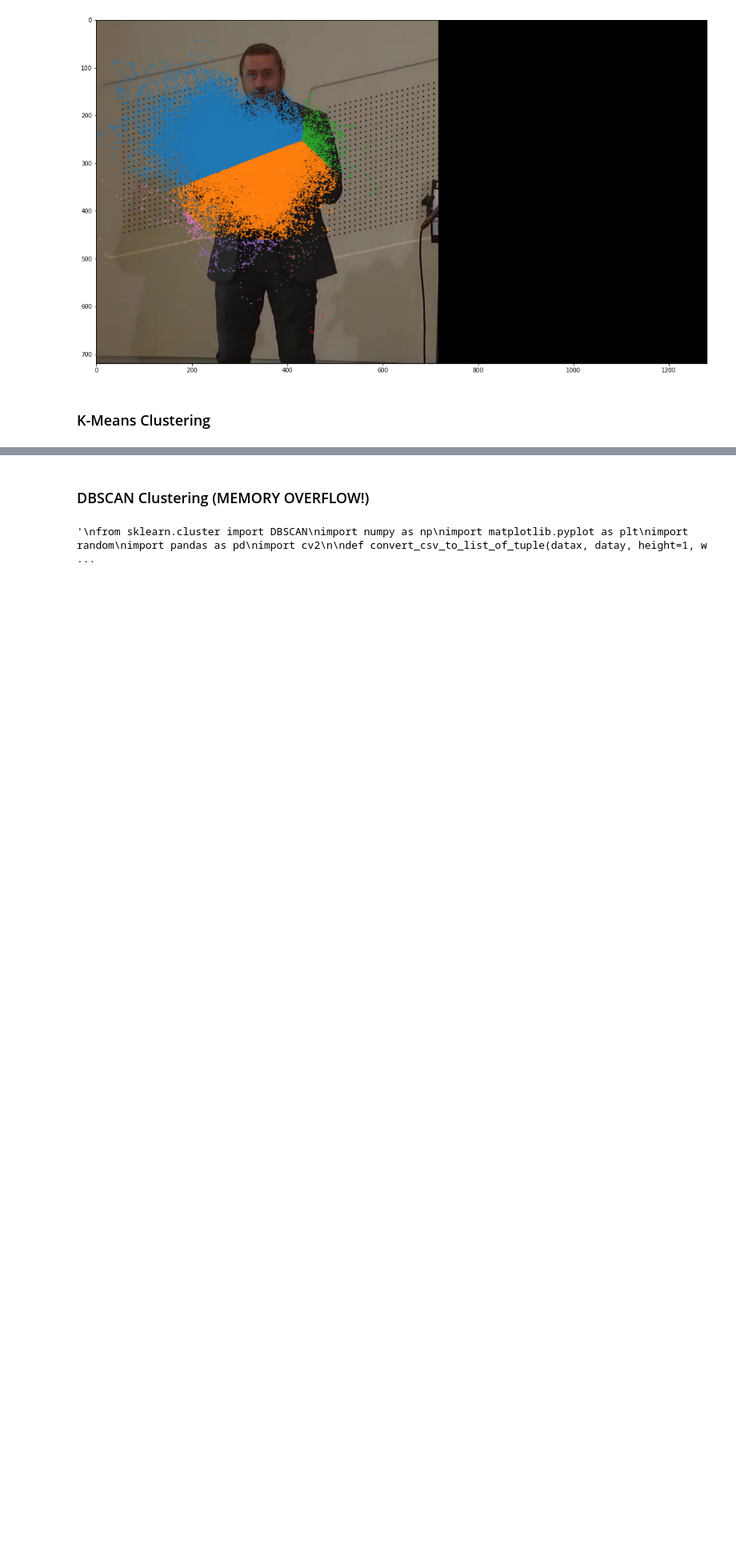
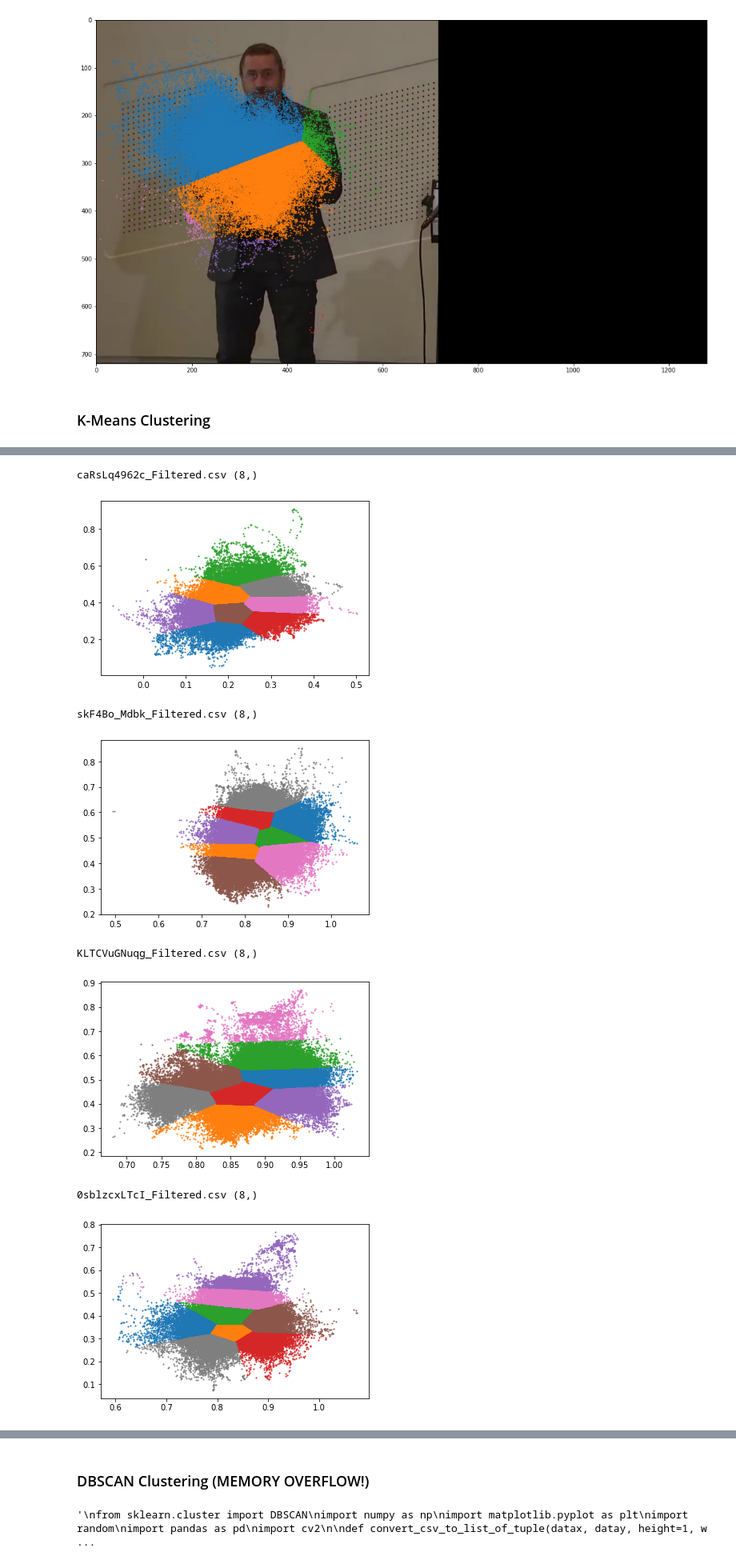
Before and after one commit to tannishpage/video_symbolizer, a Jupyter notebook: Dynamic_video_symbolizer.ipynb, the cells around one changed output, grey strips where cells are left out. Shown at 80% size. Drawn from its saved outputs; the diff is of its cells as text; code cells hidden in the pictures; blank space fills up the shorter version.

```diff
--- a/Dynamic_video_symbolizer.ipynb
+++ b/Dynamic_video_symbolizer.ipynb
@@ -135,0 +137,55 @@ plt.show()
+# %%
+from sklearn.cluster import KMeans
+import numpy as np
+import matplotlib.pyplot as plt
+import random
+import pandas as pd
+import cv2
+import os
+
+def convert_csv_to_list_of_tuple(datax, datay, height=1, width=1):
+    data = []
+    for x, y, in zip(datax, datay):
+        data.append(tuple((x*width, y*height)))
+    return data
+
+# Read in data
+DATA_LOC = "./caRsLq4962c_Filtered.csv"
+alphas = "ABCDEFGHIJKLMNOPQRSTUVWXYZ"
+for DATA_LOC in os.listdir(os.getcwd()):
+    both_hands = []
+    left_hand = []
+    right_hand = []
+
+    symbolized = {"Left":[], "Right":[]}
+    symbols = {}
+    if DATA_LOC.endswith(".csv"):
+        data = pd.read_csv(DATA_LOC)
+        left_hand = convert_csv_to_list_of_tuple(data["Left Hand.x"], data["Left Hand.y"])
+        right_hand = convert_csv_to_list_of_tuple(data["Right Hand.x"], data["Right Hand.y"])
+        both_hands += left_hand + right_hand
+
+
+        both_hands = np.array(both_hands)
+
+        kmeans = KMeans(n_clusters=8, random_state=0).fit(both_hands)
+
+        #background_image = cv2.cvtColor(cv2.imread("./img3.png"), cv2.COLOR_BGR2RGB)
+        height, width, _ = 1, 1, 1
+        predicts = kmeans.predict(both_hands)
+        print(DATA_LOC, np.unique(predicts).shape)
+        for center in np.unique(predicts):
+            indices = np.where(predicts == center)
+            plt.plot(both_hands[indices[0], 0]*width, both_hands[indices[0], 1]*height, 'o', markersize=1, alpha=1)
+        #plt.imshow(background_image)
+        #fig.savefig("./Clustered_BIRCH_more_points.png", dpi=100)
+        plt.show()
+# %% [output]
+caRsLq4962c_Filtered.csv (8,)
+[figure, added]
+skF4Bo_Mdbk_Filtered.csv (8,)
+[figure, added]
+KLTCVuGNuqg_Filtered.csv (8,)
+[figure, added]
+0sblzcxLTcI_Filtered.csv (8,)
+[figure, added]
```
Also changed, not shown: parts of 17 cells of this notebook, 7 other files.
